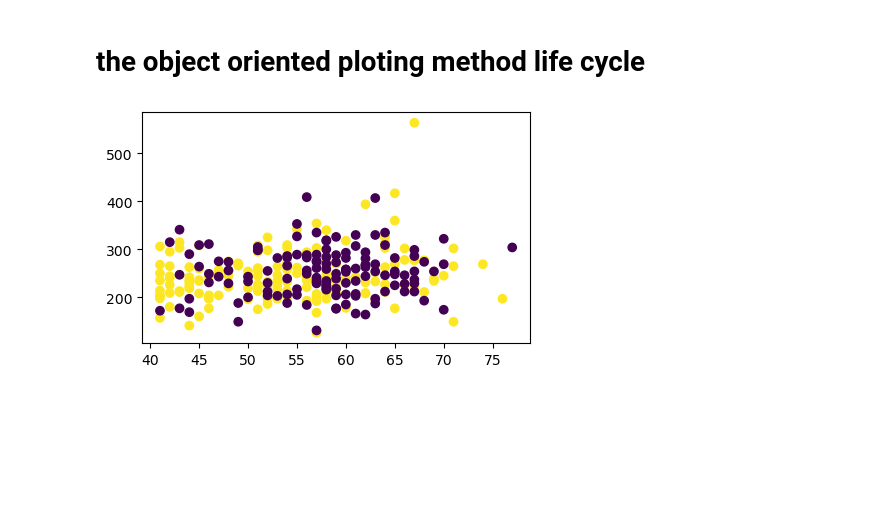
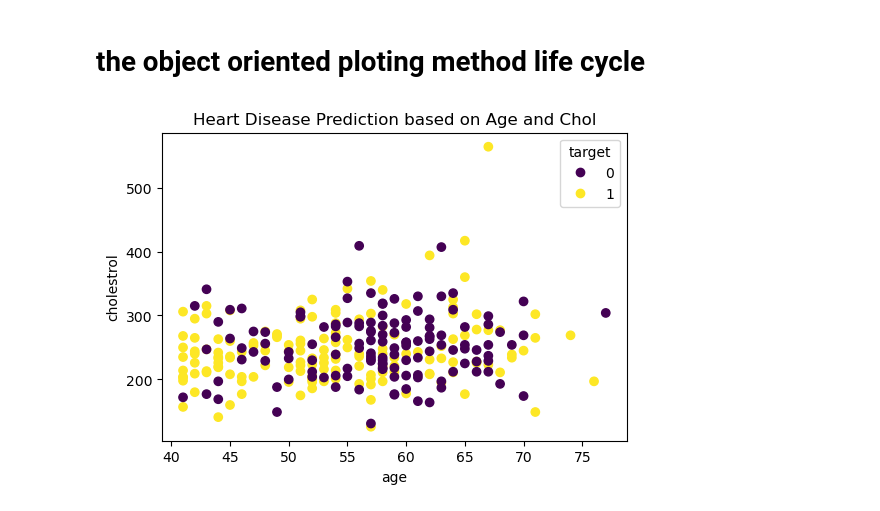
Before and after one commit to shahmeerkhan12/Machine-Learning, a Jupyter notebook: matplotlib/5_heart_disease prediction.ipynb, the cells around one changed output. Saved outputs shown, nothing was run; the diff lists cells and outputs as text; code cells hidden in the pictures; blank space fills up the shorter version.

Commit message:
Object Oriented plotting

```diff
--- a/matplotlib/5_heart_disease prediction.ipynb
+++ b/matplotlib/5_heart_disease prediction.ipynb
@@ -39,8 +39,10 @@ above_40.plot(kind='scatter',x='chol',y='age',c='target');
 # the object oriented ploting method life cycle
 # %%
 # plot the above 40 with
-fig, pred_prob = plt.subplots(figsize=(5,3))
+fig, pred_prob = plt.subplots(figsize=(6,4))
 scatter_plot = pred_prob.scatter(x=above_40['age'],y=above_40['chol'],c=above_40['target'])
+pred_prob.set(title="Heart Disease Prediction based on Age and Chol",xlabel="age",ylabel="cholestrol");
+pred_prob.legend(*scatter_plot.legend_elements(),title='target')
 scatter_plot;
 # %% [output]
-[figure, old version]
+[figure, new version]
```
